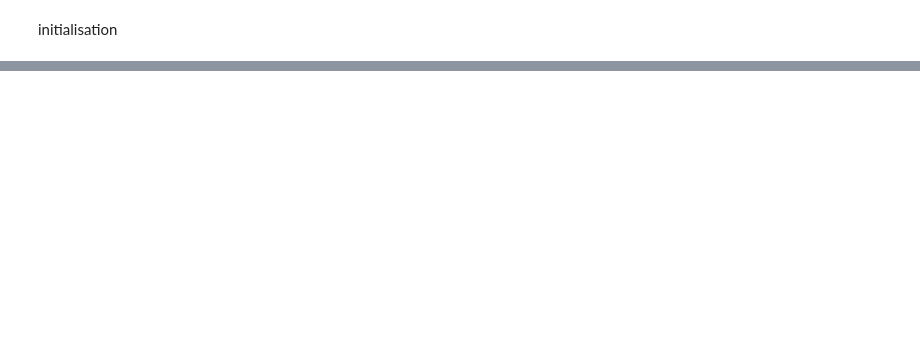
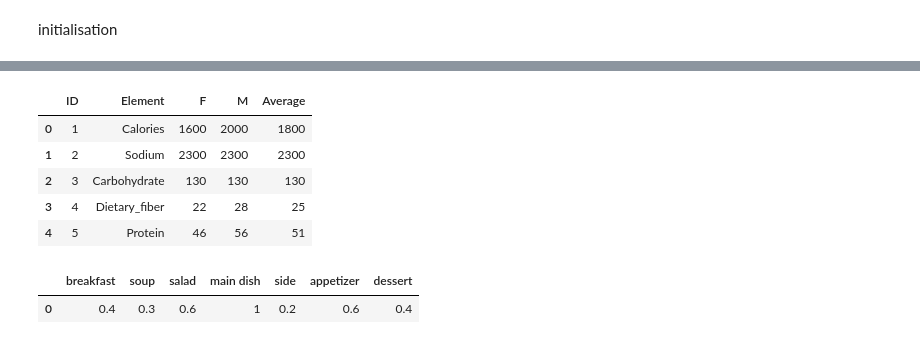
Before and after one commit to DI2636080/AOR, a Jupyter notebook: constraints_2.ipynb, the cells around one changed output, grey strips where cells are left out. Drawn from its saved outputs; the diff is of its cells as text; code cells hidden in the pictures; blank space fills up the shorter version.

```diff
--- a/constraints_2.ipynb
+++ b/constraints_2.ipynb
@@ -26,0 +42,23 @@ constraints
+# %%
+nutrition_criteria_path = 'nutrition_criteria.xlsx'
+nutrition_criteria = pd.read_excel(nutrition_criteria_path)
+nutrition_criteria.head()
+# %% [output]
+|  | ID | Element | F | M | Average |
+| 0 | 1 | Calories | 1600 | 2000 | 1800 |
+| 1 | 2 | Sodium | 2300 | 2300 | 2300 |
+| 2 | 3 | Carbohydrate | 130 | 130 | 130 |
+| 3 | 4 | Dietary_fiber | 22 | 28 | 25 |
+| 4 | 5 | Protein | 46 | 56 | 51 |
+# %%
+table3_path = 'table3.xlsx'
+meal_constraints = pd.read_excel(table3_path, sheet_name='meal_constraints', index_col=0)
+diet_types = pd.read_excel(table3_path, sheet_name='diet_types', index_col=0)
+maximum_servings = pd.read_excel(table3_path, sheet_name='maximum_servings')
+day_item = pd.read_excel(table3_path, sheet_name='day_item')
+wp = pd.read_excel(table3_path, sheet_name='wp')
+wc = pd.read_excel(table3_path, sheet_name='wc')
+wc.head()
+# %% [output]
+|  | breakfast | soup | salad | main dish | side | appetizer | dessert |
+| 0 | 0.4 | 0.3 | 0.6 | 1 | 0.2 | 0.6 | 0.4 |
```
Also changed, not shown: parts of 19 cells of this notebook.
